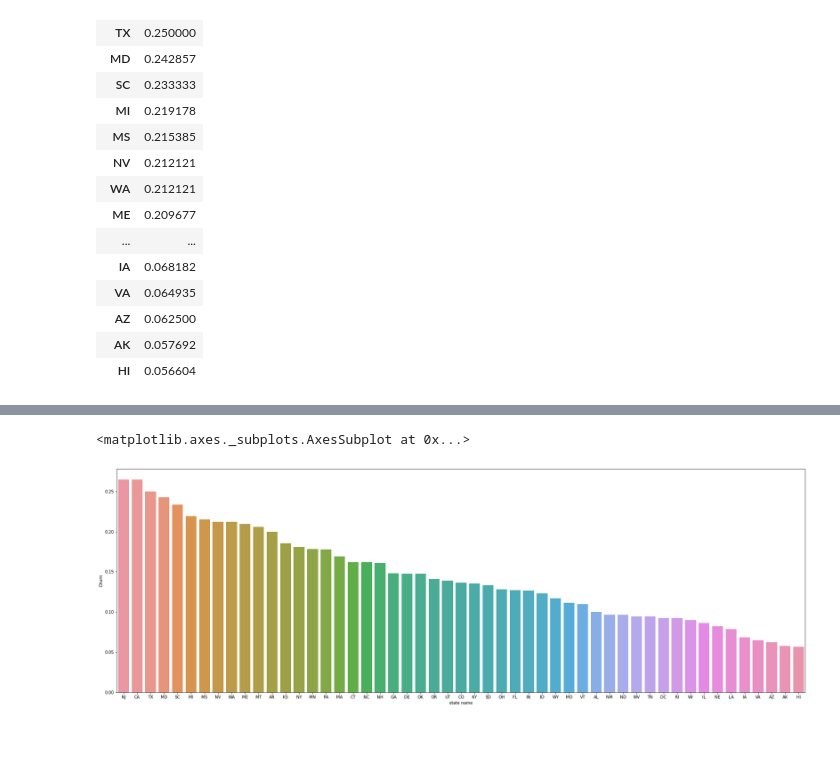
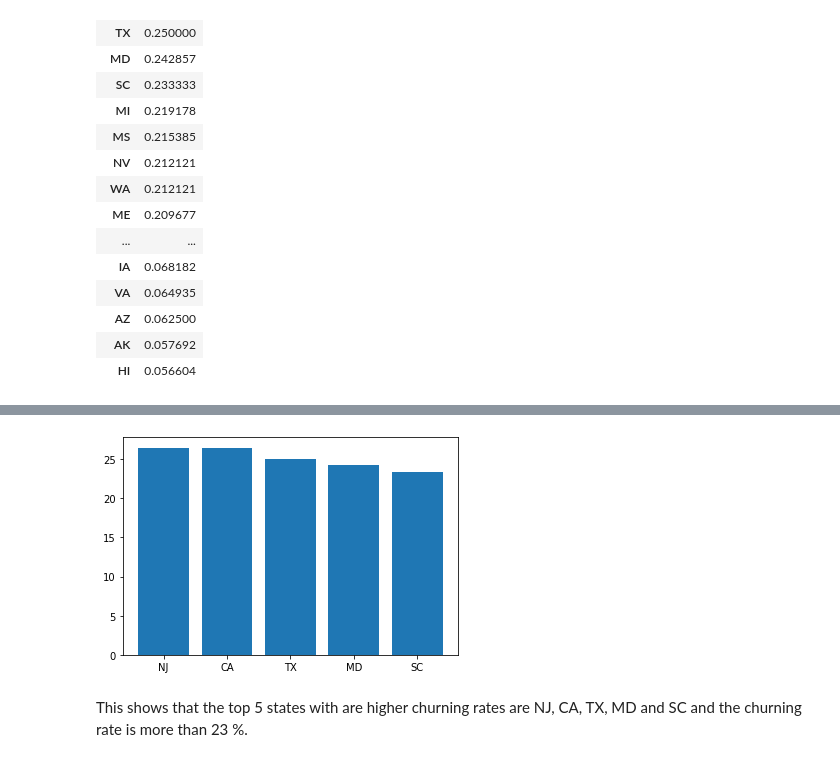
Before and after one commit to ankitbittu/Telecom-Churn-Analysis, a Jupyter notebook: Copy_of_Telecom_Churn_Analysis_Capstone_Project.ipynb, the cells around one changed output, grey strips where cells are left out. Cells and saved outputs as stored; diff of their text form; code cells hidden in the pictures.

```diff
--- a/Copy_of_Telecom_Churn_Analysis_Capstone_Project.ipynb
+++ b/Copy_of_Telecom_Churn_Analysis_Capstone_Project.ipynb
@@ -497,3 +524,9 @@ state_churn
+# %%
+graph = plt.bar(state_churn.head()['state name'],state_churn.head()['Churn']*100)
+# %% [output]
+[figure, added]
+# %% [markdown]
+This shows that the top 5 states with are higher churning rates are NJ, CA, TX, MD and SC and the churning rate is more than 23 %.
 # %%
 #state_churn = pd.pivot_table(telecom_df,index=['State'],values=['Churn'], aggfunc = np.mean)
 #state_churn = state_churn.sort_values(by = 'Churn', ascending = False)
@@ -501,9 +533,3 @@ state_churn['state name'] = state_churn.index
-# %%
-plt.figure(figsize=(30,10))
-sb.barplot(y='Churn', x='state name', data=state_churn)
-# %% [output]
-<matplotlib.axes._subplots.AxesSubplot at 0x...>
-[figure, removed]
 # %%
 #Intl_churn_table = pd.pivot_table(telecom_df, values='Churn', index=['International plan'], aggfunc=[len,np.sum,np.mean])
 #Intl_churn_table
```
Also changed, not shown: parts of 47 cells of this notebook.
